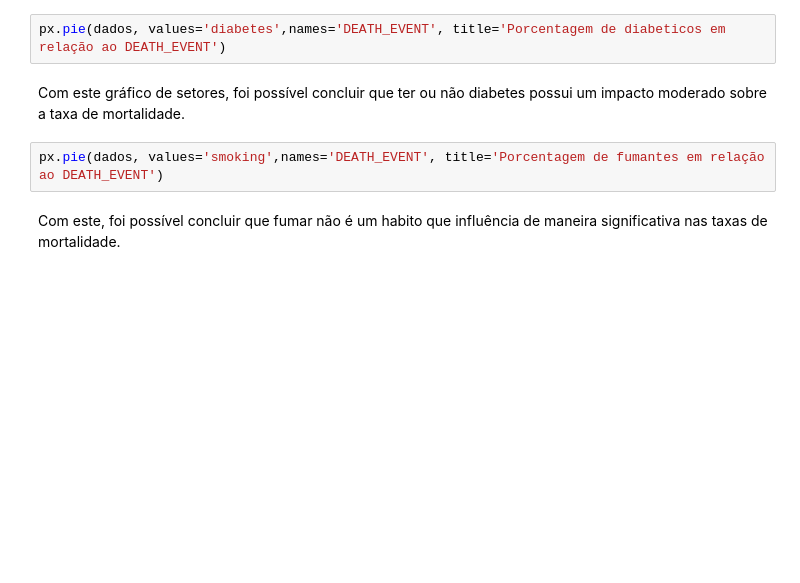
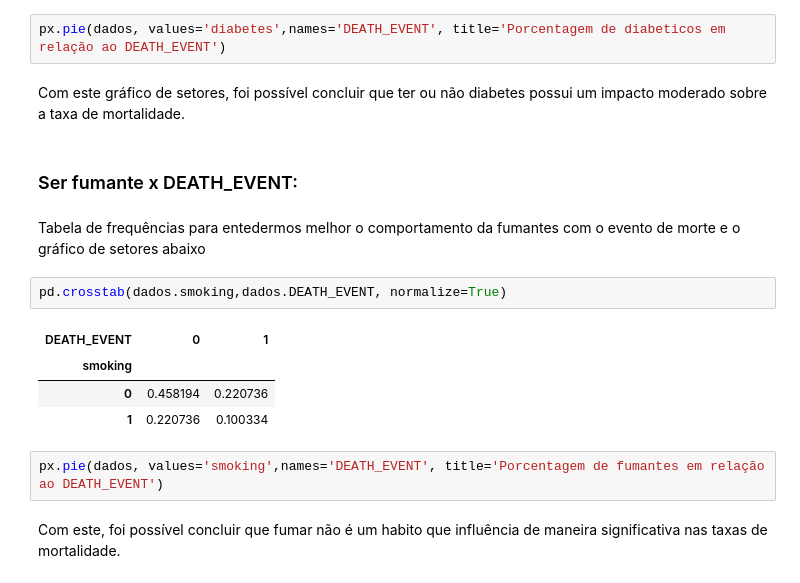
Before and after one commit to BrunoFNRodrigues/Projeto2Cidad, a Jupyter notebook: HeartFailure.ipynb, the cells around one changed output. Cells and saved outputs as stored; diff of their text form; blank space fills up the shorter version.

```diff
--- a/HeartFailure.ipynb
+++ b/HeartFailure.ipynb
@@ -192,6 +222,17 @@ Neste histograma, fica bem claro que os pacientes que ficaram menos tempo em obs
 px.pie(dados, values='diabetes',names='DEATH_EVENT', title='Porcentagem de diabeticos em relação ao DEATH_EVENT')
 # %% [markdown]
 Com este gráfico de setores, foi possível concluir que ter ou não diabetes possui um impacto moderado sobre a taxa de mortalidade.
+# %% [markdown]
+### Ser fumante x DEATH_EVENT:
+# %% [markdown]
+Tabela de frequências para entedermos melhor o comportamento da fumantes com o evento de morte e o gráfico de setores abaixo
+# %%
+pd.crosstab(dados.smoking,dados.DEATH_EVENT, normalize=True)
+# %% [output]
+| DEATH_EVENT | 0 | 1 |
+| smoking |  |  |
+| 0 | 0.458194 | 0.220736 |
+| 1 | 0.220736 | 0.100334 |
 # %%
 px.pie(dados, values='smoking',names='DEATH_EVENT', title='Porcentagem de fumantes em relação ao DEATH_EVENT')
 # %% [markdown]
```
Also changed, not shown: parts of 13 cells of this notebook.
